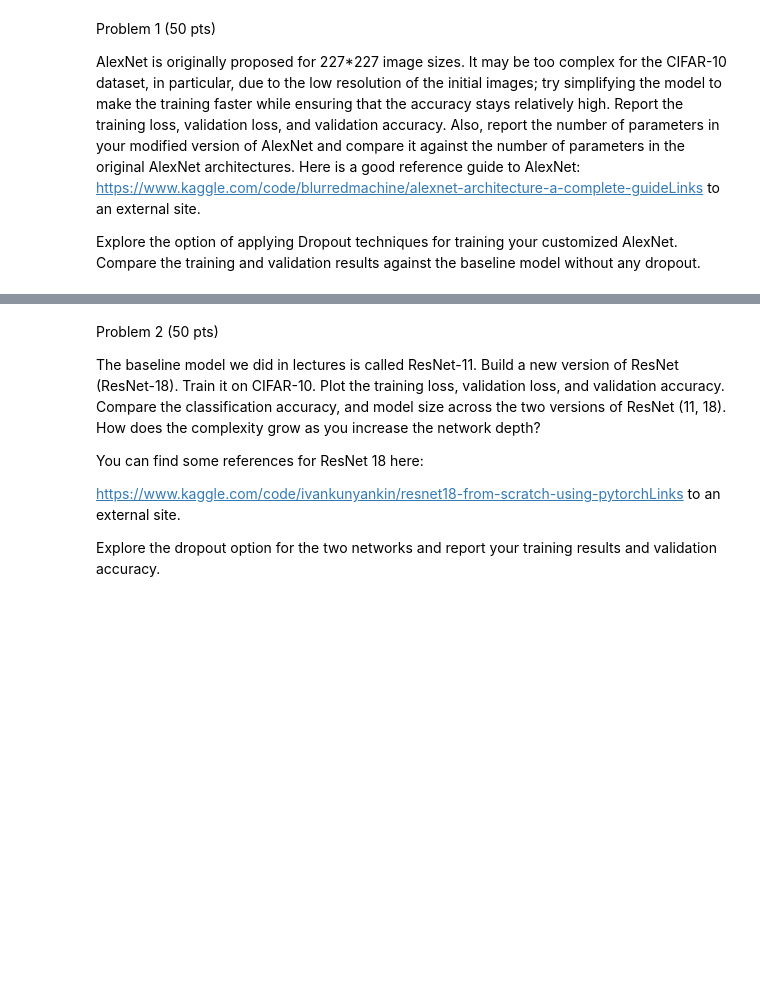
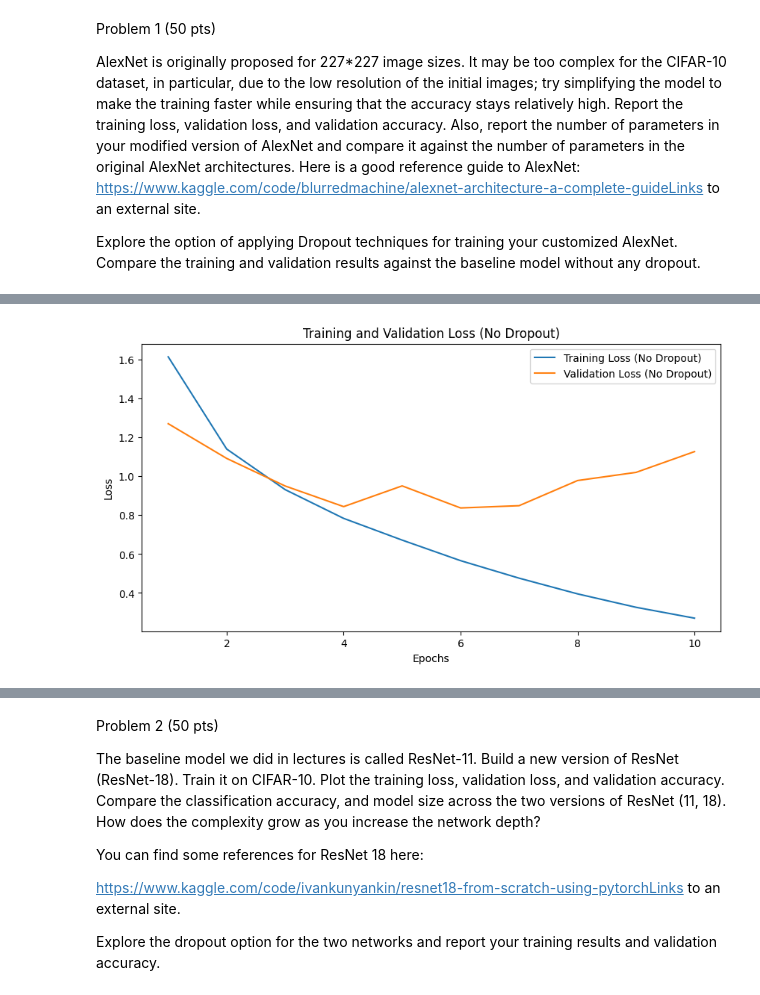
Before and after one commit to saikrishna1108/Intro_to_DL, a Jupyter notebook: Homework2_DL.ipynb, the cells around one changed output, grey strips where cells are left out. Drawn from its saved outputs; the diff is of its cells as text; code cells hidden in the pictures; blank space fills up the shorter version.

```diff
--- a/Homework2_DL.ipynb
+++ b/Homework2_DL.ipynb
@@ -143,22 +162,22 @@ Final Accuracy of the network on the 10000 test images: 72.82%
 # %%
-# Initialize the network
+import matplotlib.pyplot as plt
+
+# Assuming the provided code snippet is executed in the same Python session/environment
 net_nodropout = SimplifiedAlexNet(use_dropout=False)
-
-# Check if GPU is available and move the model to GPU
-device = torch.device("cuda:0" if torch.cuda.is_available() else "cpu")
-net_nodropout.to(device)
-
-# Loss function and optimizer
 criterion = nn.CrossEntropyLoss()
 optimizer = optim.Adam(net_nodropout.parameters(), lr=0.001)
+net_nodropout.to(device)
+# Initialize lists to store losses per epoch for the model without dropout
+train_losses_nodropout = []
+val_losses_nodropout = []
 
-# Training and validation loop
+# Training and validation loop for the model without dropout
 for epoch in range(10):  # loop over the dataset multiple times
 
     net_nodropout.train()  # Set model to training mode
     running_loss = 0.0
     for i, data in enumerate(trainloader):
-        inputs, labels = data[0].cuda(), data[1].cuda()
+        inputs, labels = data[0].to(device), data[1].to(device)  # Use the device variable
 
         optimizer.zero_grad()
 
@@ -168,22 +187,32 @@ for epoch in range(10):  # loop over the dataset multiple times
         optimizer.step()
 
         running_loss += loss.item()
-
     avg_train_loss = running_loss / len(trainloader)
-
+    train_losses_nodropout.append(avg_train_loss)
 
     # Validation phase
     net_nodropout.eval()  # Set model to evaluation mode
     val_loss = 0.0
     with torch.no_grad():
         for data in testloader:
-            images, labels = data[0].cuda(), data[1].cuda()
+            images, labels = data[0].to(device), data[1].to(device)  # Use the device variable
             outputs = net_nodropout(images)
             loss = criterion(outputs, labels)
             val_loss += loss.item()
+    avg_val_loss = val_loss / len(testloader)
+    val_losses_nodropout.append(avg_val_loss)
 
-    avg_val_loss = val_loss / len(testloader)
-    print(f'Epoch {epoch + 1},Training Loss: {avg_train_loss:.3f}, Validation Loss: {avg_val_loss:.3f}')
+    print(f'Epoch {epoch + 1}, Training Loss: {avg_train_loss:.3f}, Validation Loss: {avg_val_loss:.3f}')
 
-print('Finished Training')
+print('Finished Training without Dropout')
+
+# Plotting the training and validation loss for the model without dropout
+plt.figure(figsize=(10, 5))
+plt.plot(range(1, 11), train_losses_nodropout, label='Training Loss (No Dropout)')
+plt.plot(range(1, 11), val_losses_nodropout, label='Validation Loss (No Dropout)')
+plt.xlabel('Epochs')
+plt.ylabel('Loss')
+plt.title('Training and Validation Loss (No Dropout)')
+plt.legend()
+plt.show()
 # %% [output]
@@ -201,3 +230,4 @@ Finished Training
+[figure, added]
 # %%
 net_nodropout.eval()
 
```
Also changed, not shown: parts of 10 cells of this notebook.
